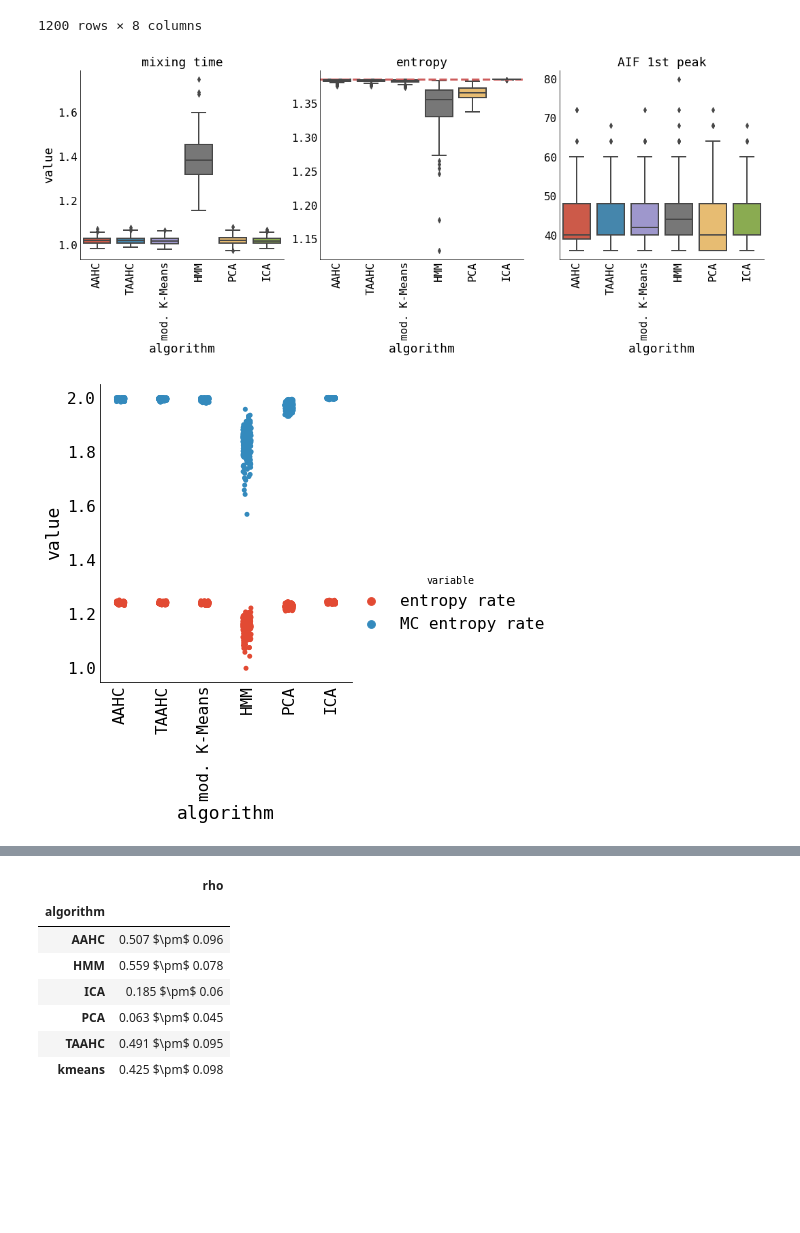
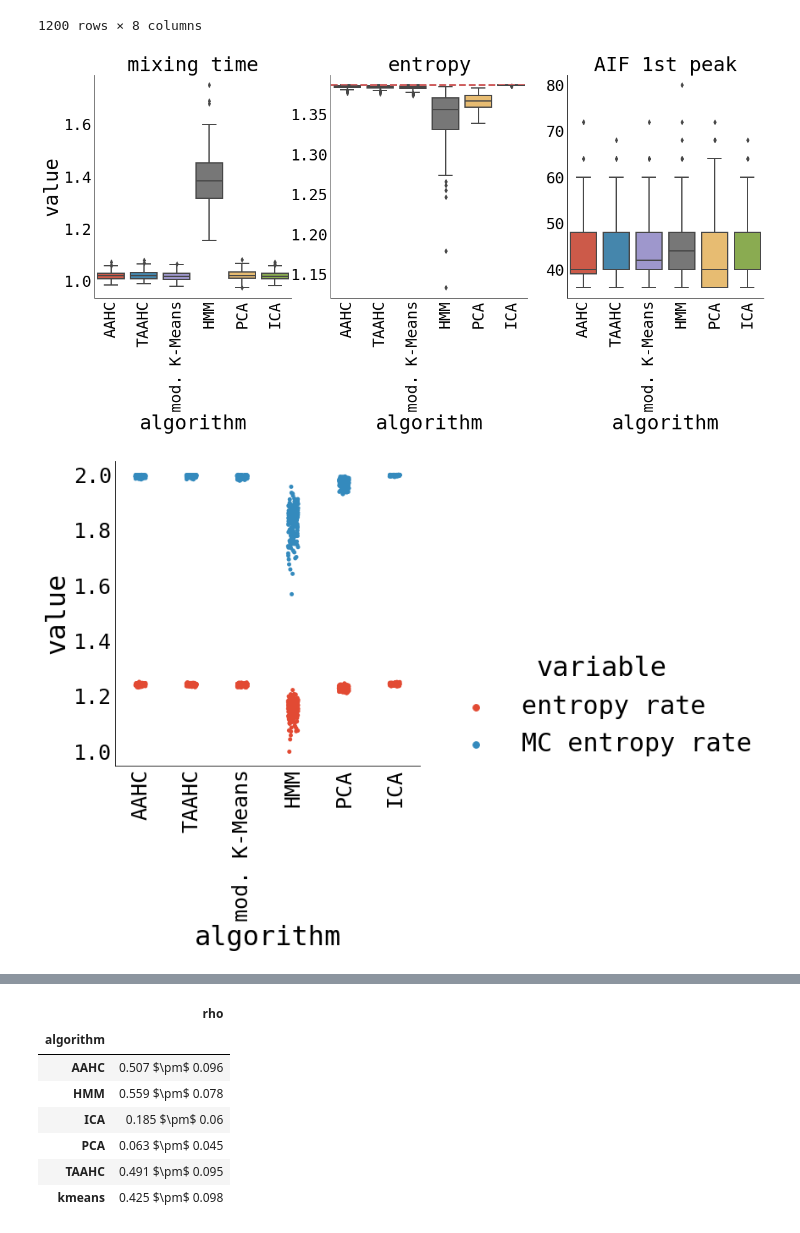
Before and after one commit to jajcayn/eeg_latent_space, a Jupyter notebook: notebooks/paper/gaussian_data_3d_200subjects_20chans-4states.ipynb, the cells around one changed output, grey strips where cells are left out. Cells and saved outputs as stored; diff of their text form; code cells hidden in the pictures; blank space fills up the shorter version.

```diff
--- a/notebooks/paper/gaussian_data_3d_200subjects_20chans-4states.ipynb
+++ b/notebooks/paper/gaussian_data_3d_200subjects_20chans-4states.ipynb
@@ -127,0 +143,12 @@ plt.show()
+# %%
+g = sns.catplot(
+    data=stats.melt(id_vars="algorithm", value_vars=["var GFP", "var total"]),
+    x="algorithm",
+    y="value",
+    hue="variable",
+    kind="box",
+)
+g.set_xticklabels(COLUMNS_ORDER, rotation=90)
+
+g3 = pw.load_seaborngrid(g)
+g3.savefig(quick=True)
@@ -144,52 +173,56 @@ dynstats
 # %%
 dynstats_melt = (
     dynstats.replace({"kmeans": "mod. K-Means"})
     .set_index("algorithm")
     .loc[COLUMNS_ORDER]
     .reset_index()
     .melt(
         id_vars=["algorithm"],
         value_vars=["mixing time", "entropy", "AIF 1st peak"],
     )
 )
 g = sns.catplot(
     data=dynstats_melt,
     x="algorithm",
     y="value",
     col="variable",
     sharex=True,
     sharey=False,
     margin_titles=True,
     kind="box",
 )
 g.set_xticklabels(rotation=90)
 g.set_titles(col_template="{col_name}")
 g.axes[0, 1].axhline(
     dynstats["max entropy"].unique()[0],
     linestyle="--",
     color="indianred",
     linewidth=3.0,
 )
-plt.show()
-
-g = sns.catplot(
-    data=dynstats.replace({"kmeans": "mod. K-Means"})
-    .set_index("algorithm")
-    .loc[COLUMNS_ORDER]
-    .reset_index()
-    .melt(
-        id_vars=["algorithm"],
-        value_vars=["entropy rate", "MC entropy rate"],
-    ),
-    x="algorithm",
-    y="value",
-    hue="variable",
-)
-g.set_xticklabels(COLUMNS_ORDER, rotation=90)
-plt.show()
+g4 = pw.load_seaborngrid(g)
+g4.savefig(quick=True)
 # %% [output]
-[figure, old version]
+[figure, new version]
-[figure, removed]
+# %%
+g = sns.catplot(
+    data=dynstats.replace({"kmeans": "mod. K-Means"})
+    .set_index("algorithm")
+    .loc[COLUMNS_ORDER]
+    .reset_index()
+    .melt(
+        id_vars=["algorithm"],
+        value_vars=["entropy rate", "MC entropy rate"],
+    ),
+    x="algorithm",
+    y="value",
+    hue="variable",
+)
+g.set_xticklabels(COLUMNS_ORDER, rotation=90)
+
+g5 = pw.load_seaborngrid(g)
+g5.savefig(quick=True)
+# %% [output]
+[figure, added]
 # %%
 all_corrs = []
 for alg1 in maps["algorithm"]:
```
Also changed, not shown: parts of 10 cells of this notebook, 3 other files.
